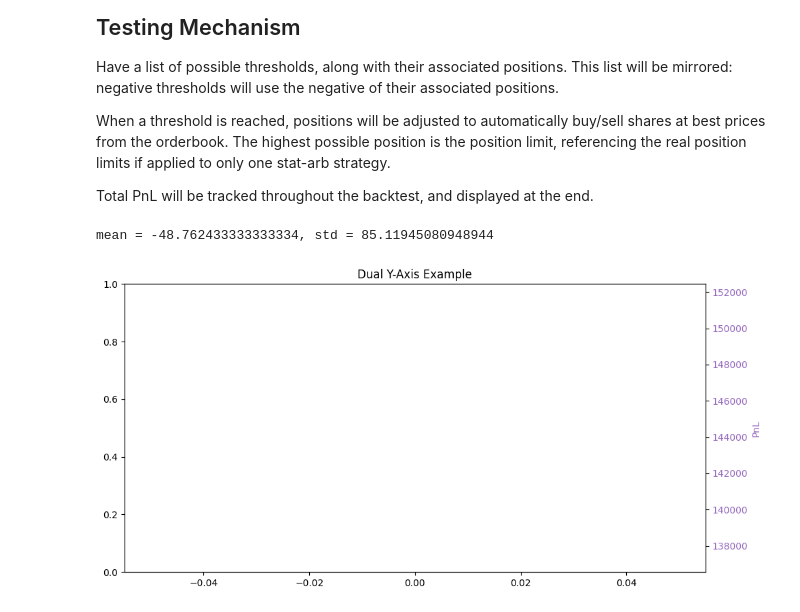
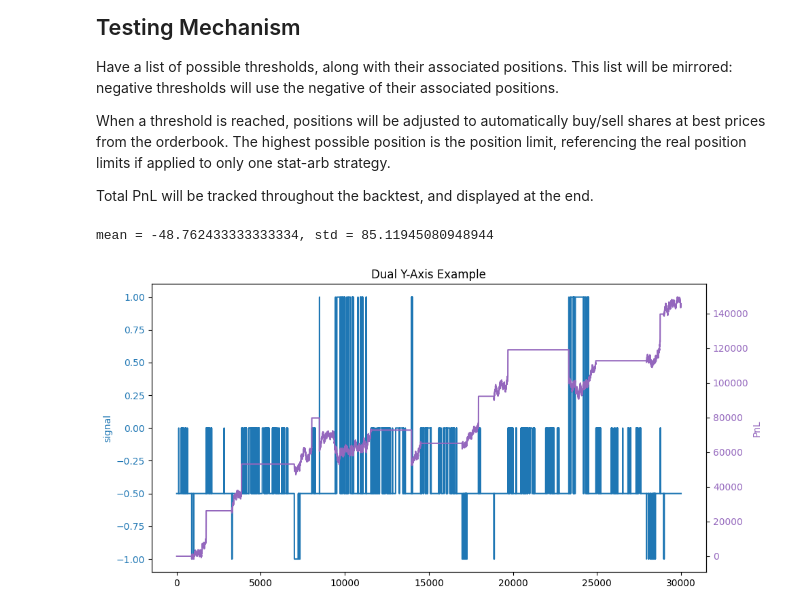
Before and after one commit to naveen-mukkatt/IMC-Prosperity-3, a Jupyter notebook: testing_util/basket_exploration.ipynb, the cells around one changed output. Drawn from its saved outputs; the diff is of its cells as text; code cells hidden in the pictures.

```diff
--- a/testing_util/basket_exploration.ipynb
+++ b/testing_util/basket_exploration.ipynb
@@ -144,40 +144,40 @@ def statarb_bt(thresholds: list[float], arb_position: int, cost: bool, arb: str)
         std_list.append(std)
         signals.append(signal)
 
-    return pnl, pos_list, std_list, price_list, signals
+    return pnl_list, pos_list, std_list, price_list, signals
 # %%
 # plot pnl vs. range(pivot_df.shape[0])
 
 thresholds = [0.25, 1.75]
 arb_position = 100
 pnl, pos_list, std_list, price_list, signals = statarb_bt(thresholds, arb_position, True, "ARB1")
 fig, ax1 = plt.subplots(figsize=(10, 5))
 
-# ax1.plot(signals, color='tab:blue', label='Signal')
-# ax1.set_ylabel('signal', color='tab:blue')
-# ax1.tick_params(axis='y', labelcolor='tab:blue')
+ax1.plot(signals, color='tab:blue', label='Signal')
+ax1.set_ylabel('signal', color='tab:blue')
+ax1.tick_params(axis='y', labelcolor='tab:blue')
 
 # ax2 = ax1.twinx()
 # ax2.plot(pos_list, color='tab:green', label='Signals')
 # ax2.set_ylabel('Signals', color='tab:green')
 # ax2.tick_params(axis='y', labelcolor='tab:green')
 
 # ax3 = ax1.twinx()
 # ax3.plot(std_list, color='tab:red', label='Basket Price')
 # ax3.set_ylabel('Basket Price', color='tab:red')
 # ax3.tick_params(axis='y', labelcolor='tab:red')
 
-# ax4 = ax1.twinx()
+ax4 = ax1.twinx()
 ax4.plot(pnl, color='tab:purple', label='PnL')
 ax4.set_ylabel('PnL', color='tab:purple')
 ax4.tick_params(axis='y', labelcolor='tab:purple')
 
 plt.title("Dual Y-Axis Example")
 plt.tight_layout()
 plt.show()
 # %% [output]
 mean = -48.762433333333334, std = 85.11945080948944
-[figure, old version]
+[figure, new version]
 # %%
 old_df = pd.read_csv("..\\data\\round2\\prices_round_2_day_-1.csv", sep=';')
 new_df = pd.read_csv("..\\data\\round2_new\\prices_round_2_day_-1.csv", sep=';')
```
Also changed, not shown: 2 other files.
